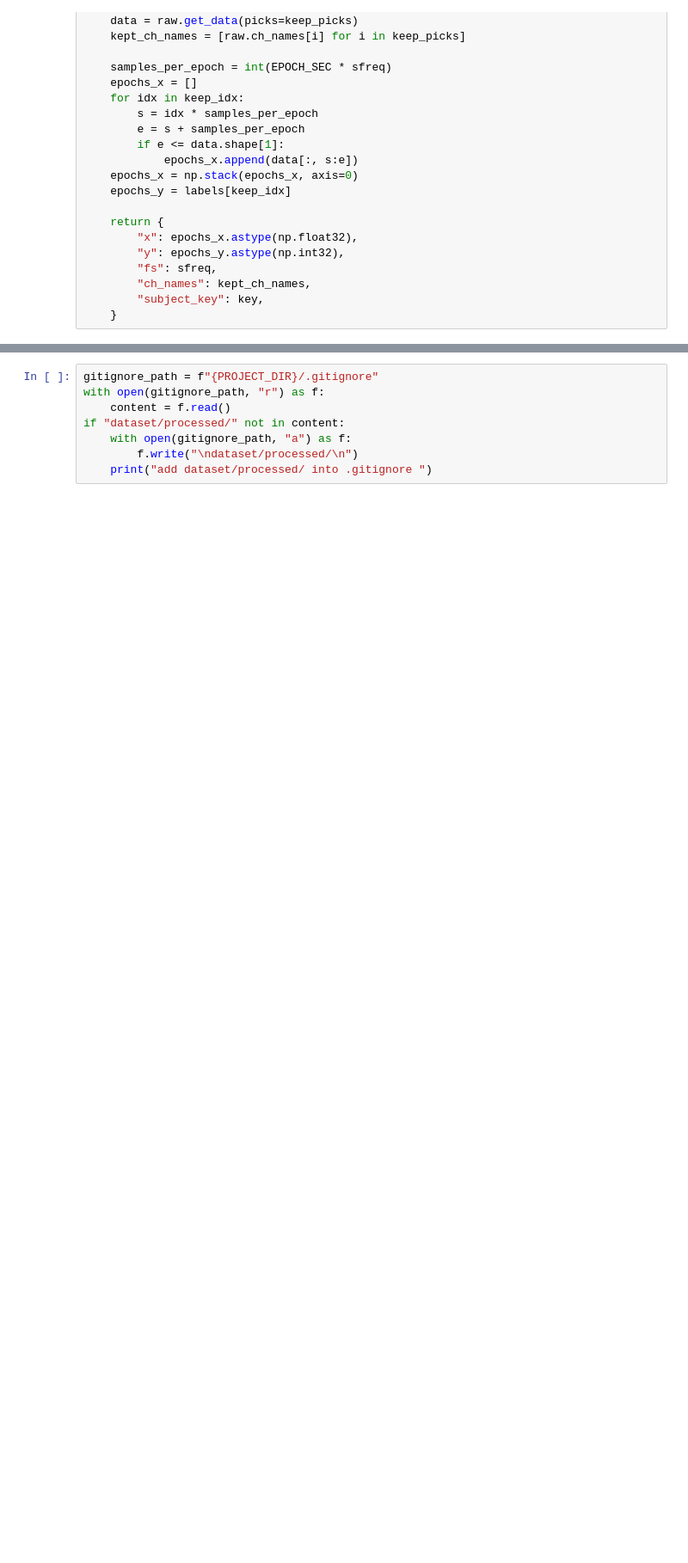
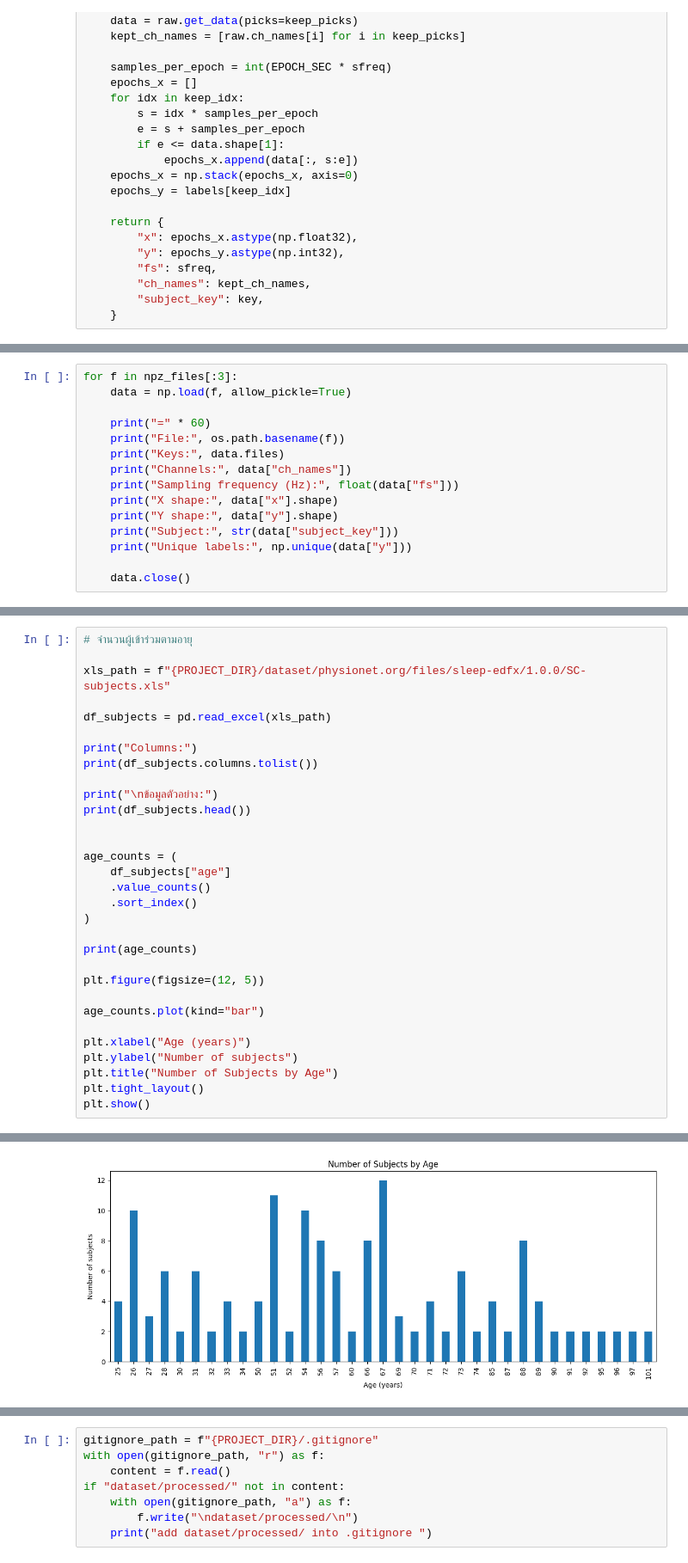
Before and after one commit to fenfics/sleep-stage-classification, a Jupyter notebook: notebooks/03_preprocessing.ipynb, the cells around one changed output, grey strips where cells are left out. Shown at 86% size. Drawn from its saved outputs; the diff is of its cells as text; blank space fills up the shorter version.

```diff
--- a/notebooks/03_preprocessing.ipynb
+++ b/notebooks/03_preprocessing.ipynb
@@ -289,0 +315,15 @@ plt.show()
+# %%
+for f in npz_files[:3]:
+    data = np.load(f, allow_pickle=True)
+
+    print("=" * 60)
+    print("File:", os.path.basename(f))
+    print("Keys:", data.files)
+    print("Channels:", data["ch_names"])
+    print("Sampling frequency (Hz):", float(data["fs"]))
+    print("X shape:", data["x"].shape)
+    print("Y shape:", data["y"].shape)
+    print("Subject:", str(data["subject_key"]))
+    print("Unique labels:", np.unique(data["y"]))
+
+    data.close()
@@ -289,0 +348,32 @@ plt.show()
+# %%
+# จำนวนผู้เข้าร่วมตามอายุ
+
+xls_path = f"{PROJECT_DIR}/dataset/physionet.org/files/sleep-edfx/1.0.0/SC-subjects.xls"
+
+df_subjects = pd.read_excel(xls_path)
+
+print("Columns:")
+print(df_subjects.columns.tolist())
+
+print("\nข้อมูลตัวอย่าง:")
+print(df_subjects.head())
+
+
+age_counts = (
+    df_subjects["age"]
+    .value_counts()
+    .sort_index()
+)
+
+print(age_counts)
+
+plt.figure(figsize=(12, 5))
+
+age_counts.plot(kind="bar")
+
+plt.xlabel("Age (years)")
+plt.ylabel("Number of subjects")
+plt.title("Number of Subjects by Age")
+plt.tight_layout()
+plt.show()
+# %% [output]
@@ -289,0 +397 @@ plt.show()
+[figure, added]
```
Also changed, not shown: parts of 8 cells of this notebook.
